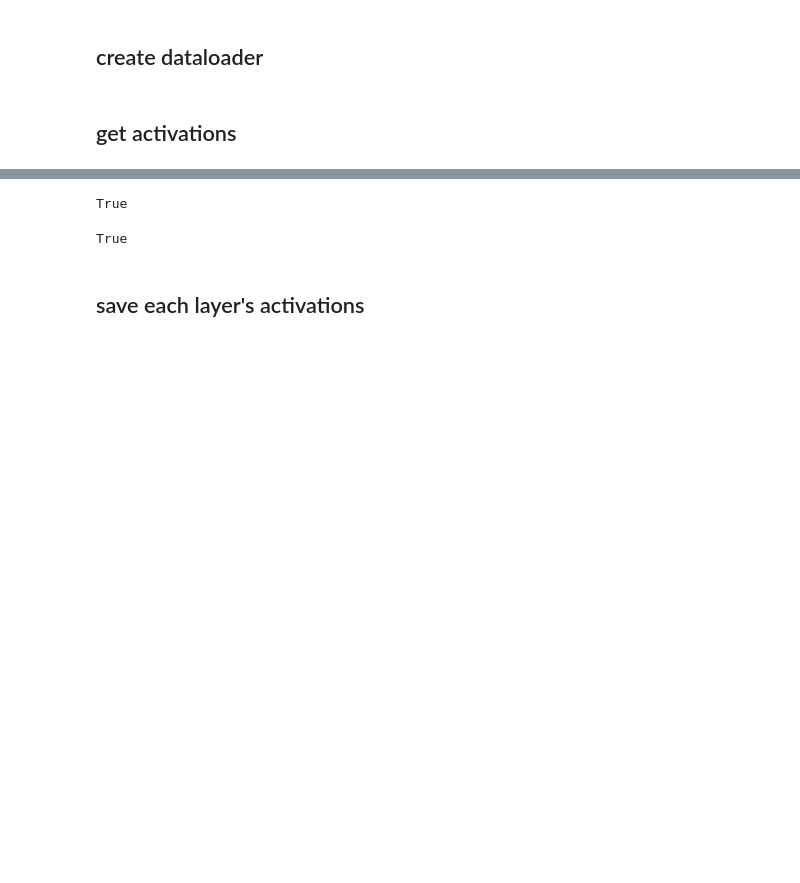
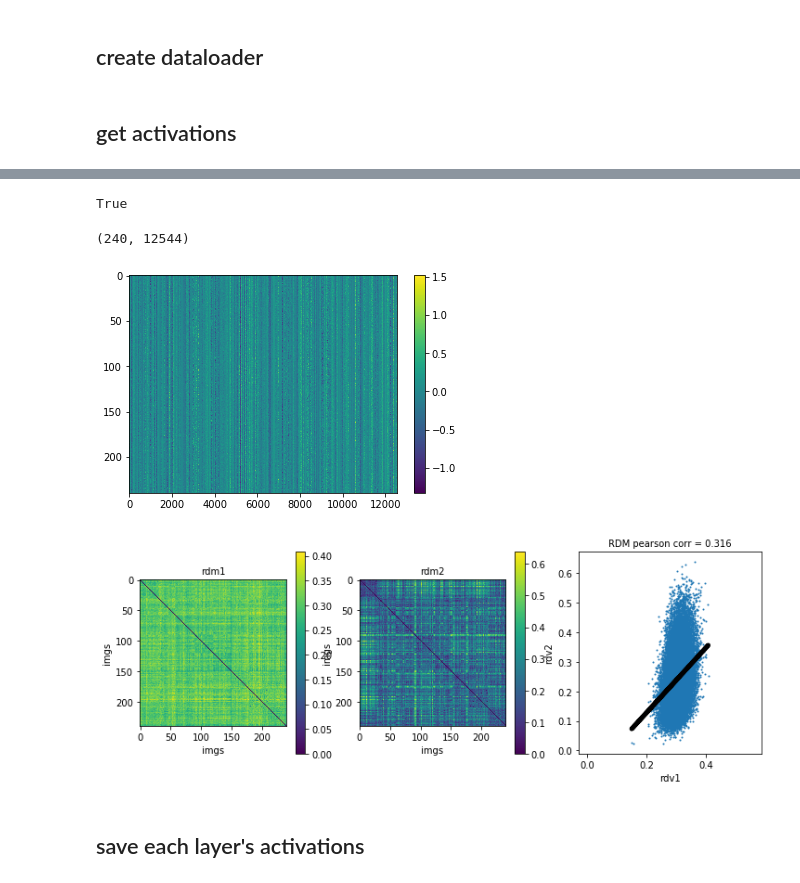
Before and after one commit to jacob-prince/RotspaceIT, a Jupyter notebook: notebooks/n01_organize_models.ipynb, the cells around one changed output, grey strips where cells are left out. Drawn from its saved outputs; the diff is of its cells as text; code cells hidden in the pictures; blank space fills up the shorter version.

```diff
--- a/notebooks/n01_organize_models.ipynb
+++ b/notebooks/n01_organize_models.ipynb
@@ -439,10 +590,22 @@ if save_layer_rdvs is True:
-# %%
-utils.check_dir_for_layer(activation_savedir, '11_conv5_batch_0.npy', '.npy')
-# %% [output]
-True
 # %%
 # %% [output]
 True
+# %%
+fn = '/home/jacobpri/git/RotspaceIT/data/d02_modeling/rdvs/cornet-s-object/experimental/mc8-shined/dim112/26_conv_skip9_rdv_dist_correlation.npy'
+# %%
+Y = np.load(fn)
+#Y = sio.loadmat(fn)['X']
+print(Y.shape)
+# %% [output]
+(240, 12544)
+# %%
+plt.figure()
+rsa.plot_matrix(Y)
+plt.figure(figsize=(12,4))
+rsa.dm_corr_scatter([rsa.rdv(Y), rsa.rdv(Y_)])
+# %% [output]
+[figure, added]
+[figure, added]
 # %% [markdown]
 ## save each layer's activations
 # %%
```
Also changed, not shown: parts of 12 cells of this notebook, 1 other file.
